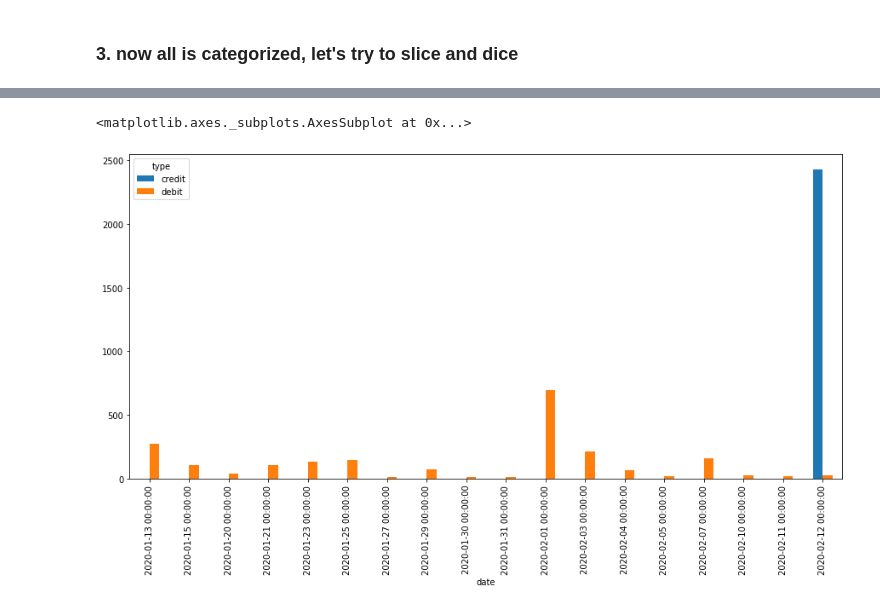
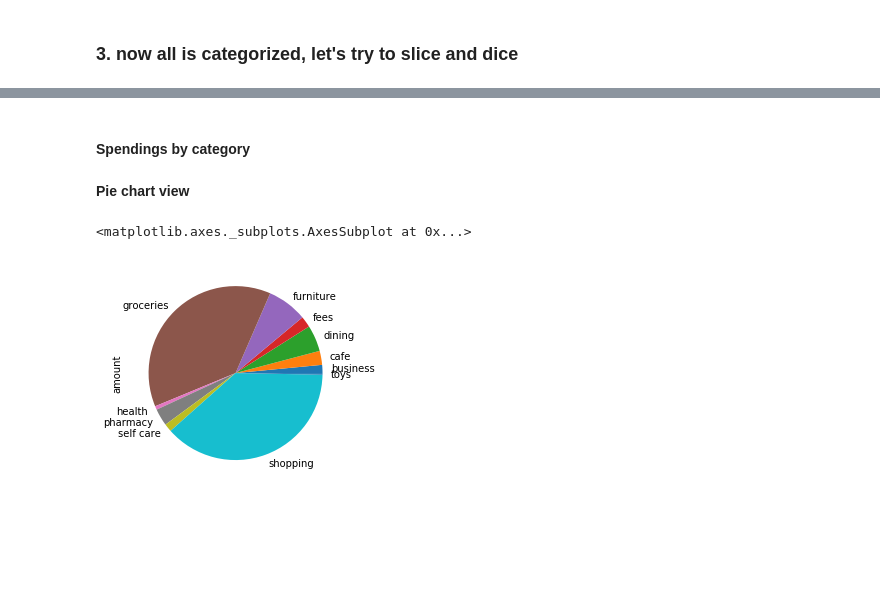
Before and after one commit to romaninozemtsev/personal_finance, a Jupyter notebook: parse_bank_statement.ipynb, the cells around one changed output, grey strips where cells are left out. Saved outputs shown, nothing was run; the diff lists cells and outputs as text; code cells hidden in the pictures; blank space fills up the shorter version.

```diff
--- a/parse_bank_statement.ipynb
+++ b/parse_bank_statement.ipynb
@@ -9,7 +9,7 @@ TBD screenshot here
 # %%
 from csv import DictReader
 
-with open('/Users/rinozemt/Downloads/February2020_4216.csv') as csvfile:
+with open('bofa_sample_february.csv') as csvfile:
     reader = DictReader(csvfile)
     transactions_list = list(dict(x) for x in reader)
 # %% [markdown]
@@ -232,4 +232,4 @@ enhanced_txs = enhance_transactions(clean_txs)
 # %%
 import pandas as pd
 
-df = pd.DataFrame(enhanced_txs)
+tx_df = pd.DataFrame(enhanced_txs)
@@ -237,0 +238,12 @@ df = df.set_index('date')
+# %%
+import matplotlib.pyplot as plt
+import matplotlib.dates as mdates
+
+df = tx_df.set_index('date')
+fig, ax = plt.subplots(figsize=(15,7))
+
+daily_spendings_df = df[df['type']=='debit'].resample('D').sum().transform(abs)
+ax.xaxis_date()
+ax.xaxis.set_major_formatter(mdates.DateFormatter('%b %d'))
+daily_spendings_df
+ax.bar(daily_spendings_df.index, daily_spendings_df['amount'])
@@ -238,5 +253,9 @@ df = df.set_index('date')
+# %% [markdown]
+#### Spendings by category
+# %% [markdown]
+**Pie chart view**
 # %%
-df.groupby(['date', 'type'])['amount'].agg('sum').map(abs).unstack().plot(kind='bar', figsize=(15,7))
+df[df['type']=='debit'].groupby(['category'])['amount'].agg('sum').map(abs).plot(kind='pie')
 # %% [output]
 <matplotlib.axes._subplots.AxesSubplot at 0x...>
-[figure, old version]
+[figure, new version]
```
Also changed, not shown: parts of 6 cells of this notebook, 1 other file.
